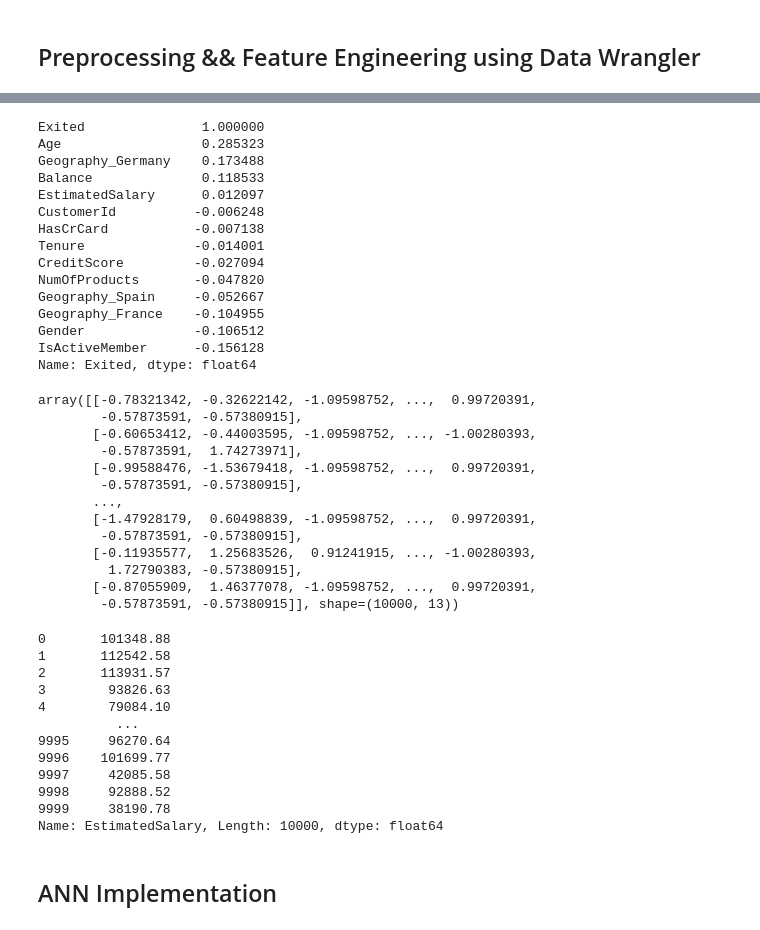
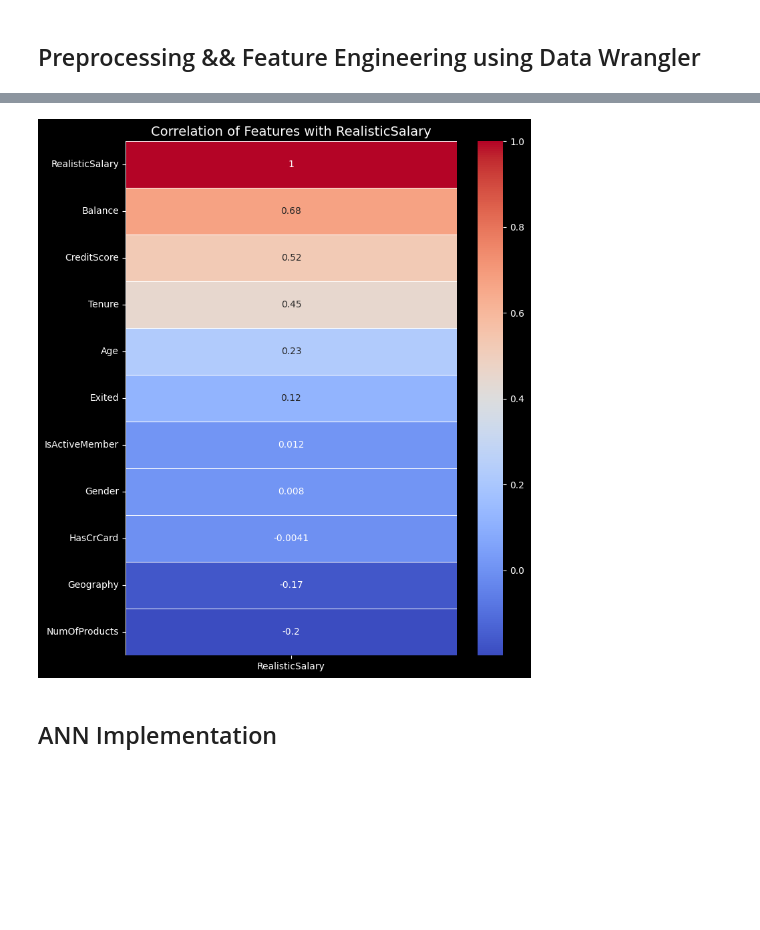
Before and after one commit to ProgrammerRez/ANN_Project, a Jupyter notebook: Regressor_Training/ANN_Regressor.ipynb, the cells around one changed output, grey strips where cells are left out. Drawn from its saved outputs; the diff is of its cells as text; code cells hidden in the pictures; blank space fills up the shorter version.

```diff
--- a/Regressor_Training/ANN_Regressor.ipynb
+++ b/Regressor_Training/ANN_Regressor.ipynb
@@ -33,3 +37,7 @@ df.shape
 # %% [markdown]
 ## Preprocessing && Feature Engineering using Data Wrangler
+# %%
+df = df.drop(['Occupation'],axis=1)
+df['Geography'] = OneHotEncoder(sparse_output=False,handle_unknown='ignore').fit_transform(df[['Geography']])
+df['Gender'] = LabelEncoder().fit_transform(df[['Gender']])
 # %%
@@ -102,55 +58,0 @@ Name: EstimatedSalary, dtype: float64
-# %%
-# Compute correlation
-corr = df1.corr()
-
-# Sort features by correlation with EstimatedSalary
-corr_sorted = corr['Exited'].sort_values(ascending=False)
-
-print(corr_sorted)
-# %% [output]
-Exited               1.000000
-Age                  0.285323
-Geography_Germany    0.173488
-Balance              0.118533
-EstimatedSalary      0.012097
-CustomerId          -0.006248
-HasCrCard           -0.007138
-Tenure              -0.014001
-CreditScore         -0.027094
-NumOfProducts       -0.047820
-Geography_Spain     -0.052667
-Geography_France    -0.104955
-Gender              -0.106512
-IsActiveMember      -0.156128
-Name: Exited, dtype: float64
-# %%
-X
-# %% [output]
-array([[-0.78321342, -0.32622142, -1.09598752, ...,  0.99720391,
-        -0.57873591, -0.57380915],
-       [-0.60653412, -0.44003595, -1.09598752, ..., -1.00280393,
-        -0.57873591,  1.74273971],
-       [-0.99588476, -1.53679418, -1.09598752, ...,  0.99720391,
-        -0.57873591, -0.57380915],
-       ...,
-       [-1.47928179,  0.60498839, -1.09598752, ...,  0.99720391,
-        -0.57873591, -0.57380915],
-       [-0.11935577,  1.25683526,  0.91241915, ..., -1.00280393,
-         1.72790383, -0.57380915],
-       [-0.87055909,  1.46377078, -1.09598752, ...,  0.99720391,
-        -0.57873591, -0.57380915]], shape=(10000, 13))
-# %%
-y
-# %% [output]
-0       101348.88
-1       112542.58
-2       113931.57
-3        93826.63
-4        79084.10
-          ...
-9995     96270.64
-9996    101699.77
-9997     42085.58
-9998     92888.52
-9999     38190.78
-Name: EstimatedSalary, Length: 10000, dtype: float64
@@ -160,2 +59,19 @@ X_train,X_test,y_train,y_test = train_test_split(X,y,test_size=0.4,random_state=
+# %%
+import matplotlib.pyplot as plt
+import seaborn as sns
+
+# Keep only numeric scalar columns
+numeric_df = df.select_dtypes(include=['number'])
+
+# Compute correlation with RealisticSalary
+corr = numeric_df.corr()["RealisticSalary"].sort_values(ascending=False)
+
+# Heatmap
+plt.figure(figsize=(8,10))
+sns.heatmap(corr.to_frame(), annot=True, cmap="coolwarm", cbar=True, linewidths=0.5)
+plt.title("Correlation of Features with RealisticSalary", fontsize=14)
+plt.show()
+# %% [output]
+[figure, added]
 # %% [markdown]
 ## ANN Implementation
```
Also changed, not shown: parts of 16 cells of this notebook, 11 other files.
